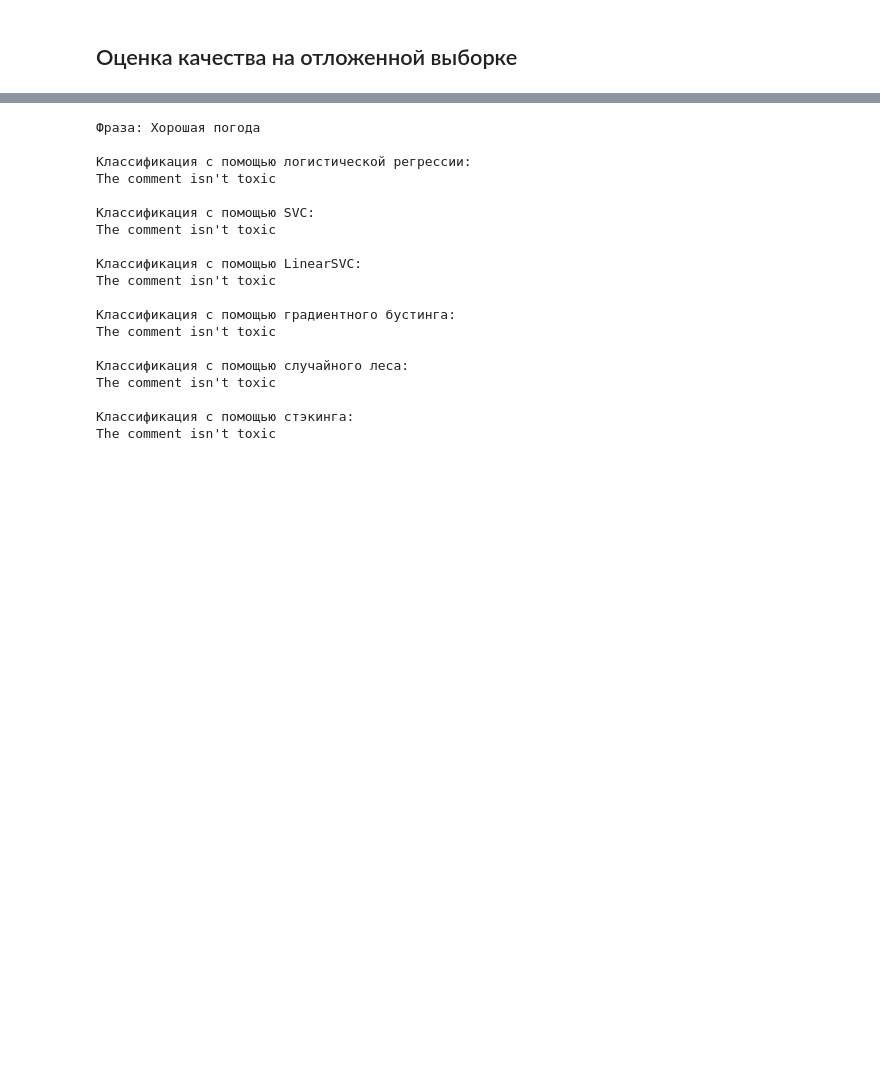
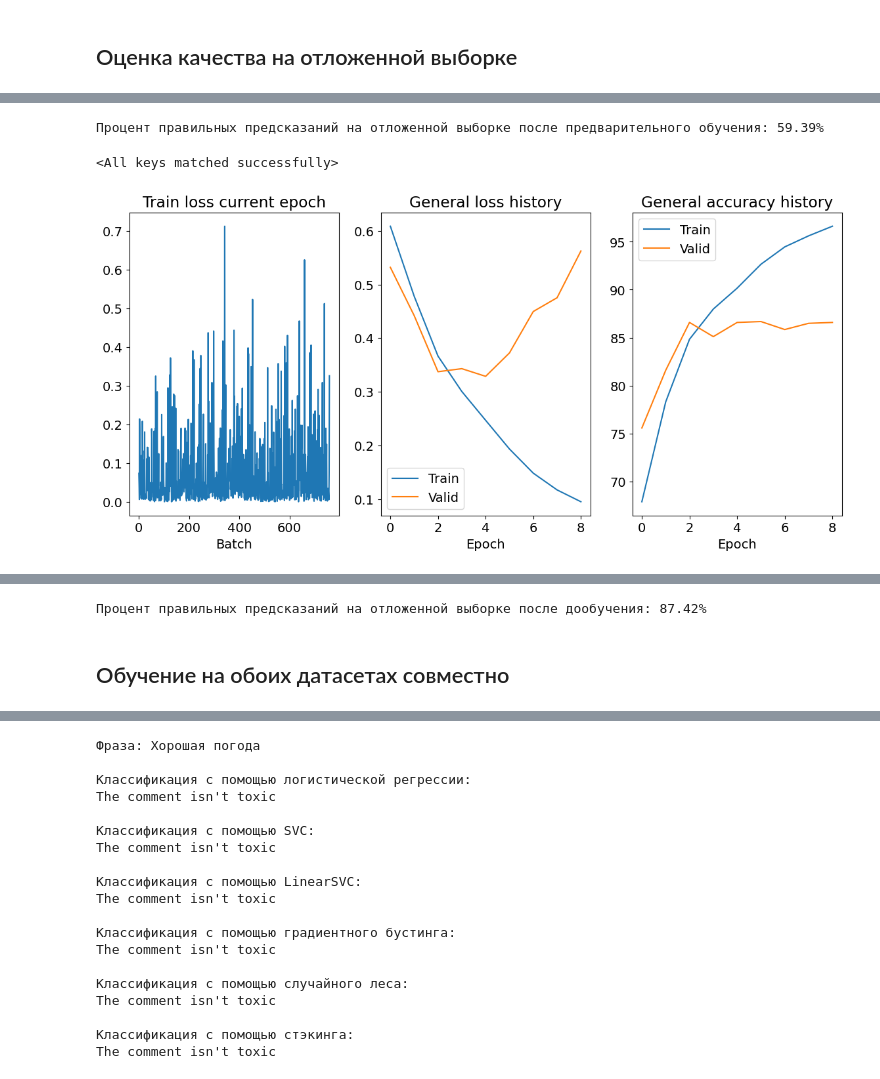
Before and after one commit to Denis-R-V/Toxic_comments, a Jupyter notebook: toxic_comments.ipynb, the cells around one changed output, grey strips where cells are left out. Drawn from its saved outputs; the diff is of its cells as text; code cells hidden in the pictures; blank space fills up the shorter version.

```diff
--- a/toxic_comments.ipynb
+++ b/toxic_comments.ipynb
@@ -518,0 +482,15 @@ print('Процент правильных предсказаний на отл
+# %%
+_, test_accuracy = evaluate(model, test_dataloader)
+print('Процент правильных предсказаний на отложенной выборке после предварительного обучения: {0:.2f}%'.format(test_accuracy))
+# %% [output]
+Процент правильных предсказаний на отложенной выборке после предварительного обучения: 59.39%
+# %%
+model.load_state_dict(torch.load('BERT_CLS_PRETRAIN.pt'))
+# %% [output]
+<All keys matched successfully>
+# %%
+MODEL_NAME = 'BERT_CLS_TOXIC_AFT_PRETRAIN.pt'
+
+train_eval_loop(model, train_dataloader, validation_dataloader, model_name=MODEL_NAME, N_EPOCHS=10)
+# %% [output]
+[figure, added]
@@ -518,0 +500,7 @@ print('Процент правильных предсказаний на отл
+# %%
+_, test_accuracy = evaluate(model, test_dataloader)
+print('Процент правильных предсказаний на отложенной выборке после дообучения: {0:.2f}%'.format(test_accuracy))
+# %% [output]
+Процент правильных предсказаний на отложенной выборке после дообучения: 87.42%
+# %% [markdown]
+## Обучение на обоих датасетах совместно
```
Also changed, not shown: parts of 43 cells of this notebook, 1 other file.
